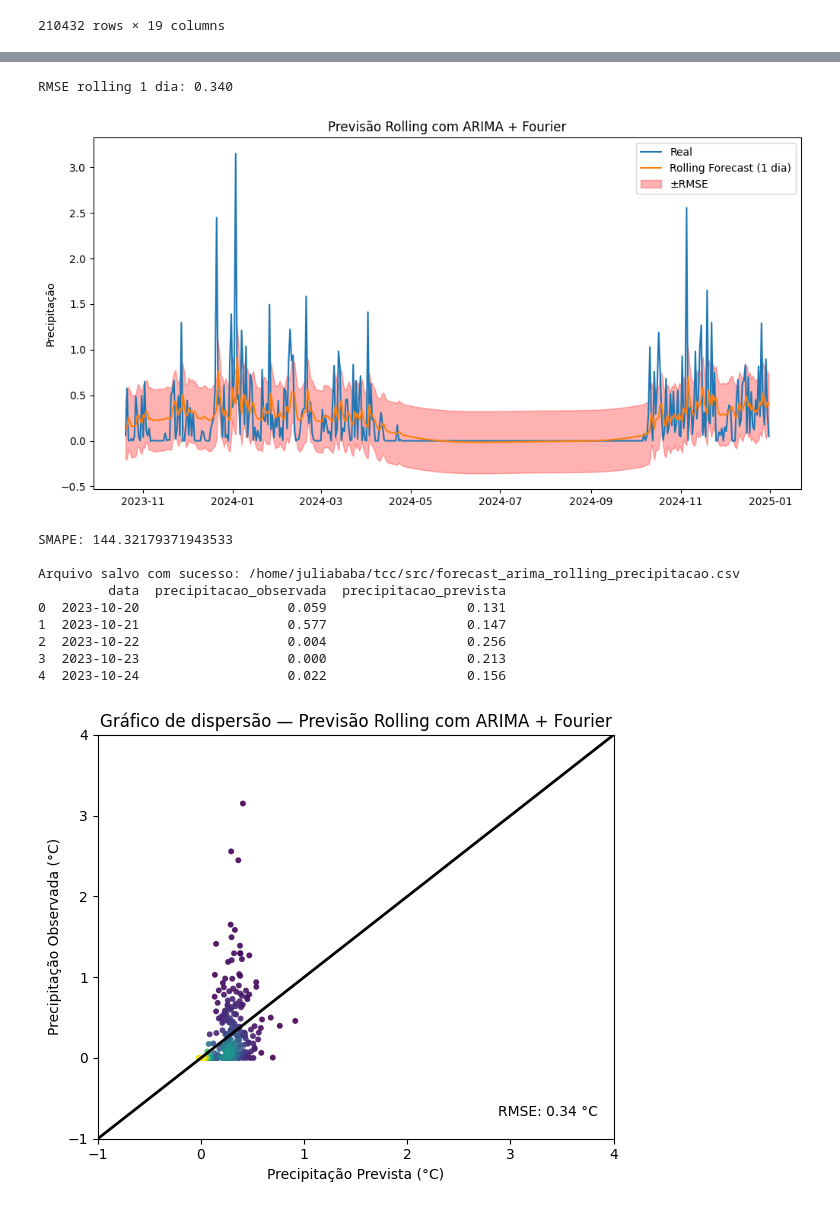
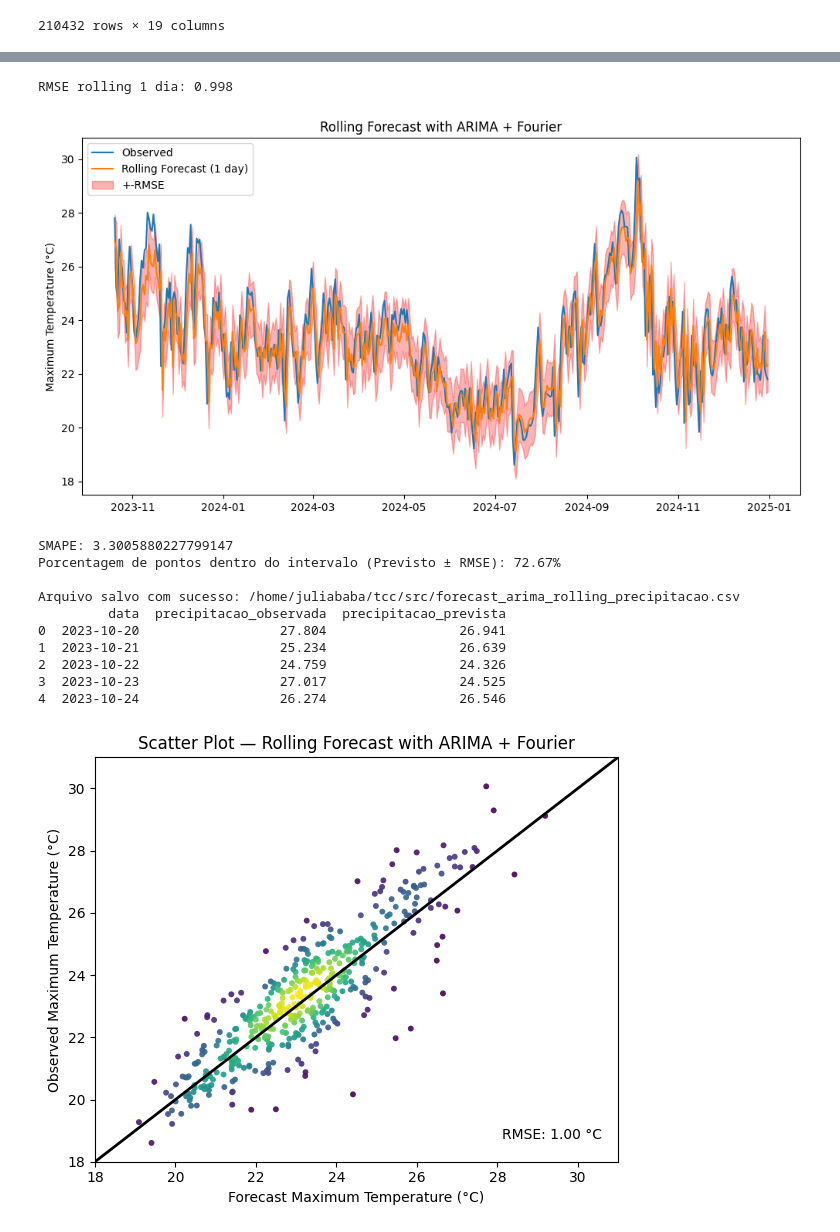
Before and after one commit to juliababa/TCC, a Jupyter notebook: src/forecast_other_variables_temp_max.ipynb, the cells around one changed output, grey strips where cells are left out. Cells and saved outputs as stored; diff of their text form; code cells hidden in the pictures.

```diff
--- a/src/forecast_other_variables_temp_max.ipynb
+++ b/src/forecast_other_variables_temp_max.ipynb
@@ -674,8 +674,8 @@ def clean_data(dataframe):
 
     df_sorted = df_cleaned.sort_values(by='Data', ascending=True)
     df_sorted.set_index('Data', inplace=True)
-    df_avarage_precipitation_by_day = df_sorted.resample("D").mean()
-    df_not_null_values_day = df_avarage_precipitation_by_day.ffill()
+    df_avarage_maximum_temperature_by_day = df_sorted.resample("D").mean()
+    df_not_null_values_day = df_avarage_maximum_temperature_by_day.ffill()
 
     return df_not_null_values_day
 
@@ -715,8 +715,8 @@ def get_forecast_test_graph(df_test, forecast, forecast_parameter, ax):
 
     ax.text(0.95, 0.05, f'RMSE: {rmse:.2f} °C', ha='right', va='bottom', transform=ax.transAxes, fontsize=10)
 
-    ax.set_ylabel('Precipitação Observada (°C)')
-    ax.set_xlabel('Precipitação Prevista (°C)')
+    ax.set_ylabel('Observed Maximum Temperature (°C)')
+    ax.set_xlabel('Forecast Maximum Temperature (°C)')
 
 def arima_forecast_with_fourier_terms_exog(df_training, df_test, forecast_parameter, title, lag_days=365):
     n = len(df_training[forecast_parameter])
@@ -811,10 +811,10 @@ def arima_forecast_with_fourier_terms_exog(df_training, df_test, forecast_parame
 
     # Plot dos resultados
     plt.figure(figsize=(12, 6))
-    plt.plot(df_training.index, df_training[forecast_parameter], label='Treinamento')
-    plt.plot(df_test.index, df_test[forecast_parameter], label='Teste')
-    plt.plot(df_test.index, forecast_corrected, label='Previsão (sem vazamento)')
-    plt.ylabel('Precipitação')
+    plt.plot(df_training.index, df_training[forecast_parameter], label='Training')
+    plt.plot(df_test.index, df_test[forecast_parameter], label='Test')
+    plt.plot(df_test.index, forecast_corrected, label='Forecast (no leakage)')
+    plt.ylabel('Maximum Temperature (°C)')
     plt.legend(loc='upper left')
 
 
@@ -835,12 +835,12 @@ def arima_forecast_with_fourier_terms_exog(df_training, df_test, forecast_parame
     print(f"Porcentagem de pontos dentro do intervalo (Previsto ± RMSE): {within_range:.2f}%")
 
     plt.figure(figsize=(12,6))
-    plt.plot(df_test.index, df_test[forecast_parameter], label='Teste')
-    plt.plot(df_test.index, forecast_corrected, label='Previsão')
-    plt.ylabel('Precipitação')
+    plt.plot(df_test.index, df_test[forecast_parameter], label='Test')
+    plt.plot(df_test.index, forecast_corrected, label='Forecast')
+    plt.ylabel('Maximum Temperature (°C)')
     plt.legend(loc='upper left')
-    #plt.title(f"Previsão Precipitação - ARIMAX com regressoras Fourier + meteorológicas")
-    plt.title(f"Maximum Temperature Forecast - ARIMAX with Fourier + Meteorological exog vars")
+    #plt.title(f"Maximum Temperature Forecast - ARIMAX with Fourier + meteorological regressors")
+    plt.title(f"Maximum Temperature Forecast - ARIMAX with Fourier + meteorological exogenous variables")
 
     plt.legend()
     plt.fill_between(df_test.index, (forecast_corrected-rmse), (forecast_corrected+rmse), alpha=.3, color='r', zorder=20)
@@ -877,7 +877,7 @@ def debias_with_calibration(model_fit, df_training, forecast_parameter, X_train_
 
 forecast_parameter = 'TEMPERATURA MÁXIMA NA HORA ANT. (AUT) (°C)'
 
-forecast = arima_forecast_with_fourier_terms_exog(df_training, df_test, forecast_parameter, f'Previsão da Precipitação - ARIMAX com regressoras Fourier + meteorológicas')
+forecast = arima_forecast_with_fourier_terms_exog(df_training, df_test, forecast_parameter, f'Maximum Temperature Forecast - ARIMAX with Fourier + meteorological regressors')
 # %% [output]
 RMSE bruto: 1.903 | debias (ME): 1.890 | calib linear: 1.859
 MSE: 3.573194555262695
@@ -1166,20 +1172,20 @@ for i in range(n_test):
         actuals.append(full_values[end_idx])
 
 # Calcular RMSE
-rmse = mean_squared_error(actuals, forecast_rolling, squared=False)
+rmse = mean_squared_error(actuals, forecast_rolling) ** 0.5
 print(f"RMSE rolling 1 dia: {rmse:.3f}")
 
 # Plotar resultados
 plt.figure(figsize=(12, 6))
-plt.plot(df_test.index, actuals, label='Real')
-plt.plot(df_test.index, forecast_rolling, label='Rolling Forecast (1 dia)')
+plt.plot(df_test.index, actuals, label='Observed')
+plt.plot(df_test.index, forecast_rolling, label='Rolling Forecast (1 day)')
 plt.fill_between(df_test.index,
                  np.array(forecast_rolling) - rmse,
                  np.array(forecast_rolling) + rmse,
-                 alpha=0.3, color='red', label='±RMSE')
+                 alpha=0.3, color='red', label='+-RMSE')
 plt.legend()
-plt.ylabel('Precipitação')
-plt.title('Previsão Rolling com ARIMA + Fourier')
+plt.ylabel('Maximum Temperature (°C)')
+plt.title('Rolling Forecast with ARIMA + Fourier')
 plt.show()
 
 def smape(y_true, y_pred):
@@ -1193,44 +1199,45 @@ print(f"SMAPE: {smape_value}")
 # Porcentagem de pontos dentro do intervalo Previsto +- RMSE
 forecast_arr = np.array(forecast_rolling)
 lower_bound = forecast_arr - rmse
 upper_bound = forecast_arr + rmse
 actual_values = np.array(actuals)
 
 within_range = ((actual_values >= lower_bound) & (actual_values <= upper_bound)).mean() * 100
 print(f"Porcentagem de pontos dentro do intervalo (Previsto ± RMSE): {within_range:.2f}%")
 
 
 import pathlib
 
 # Montar DataFrame de saída
 df_out = pd.DataFrame({
     "data": pd.to_datetime(df_test.index).strftime("%Y-%m-%d"),
     "precipitacao_observada": np.array(actuals),
     "precipitacao_prevista": np.array(forecast_rolling)
 })
 
 # Arredondar os valores para 3 casas decimais
 df_out["precipitacao_observada"] = df_out["precipitacao_observada"].round(3)
 df_out["precipitacao_prevista"] = df_out["precipitacao_prevista"].round(3)
 
 # Salvar em CSV
 saida = pathlib.Path("forecast_arima_rolling_precipitacao.csv")
 df_out.to_csv(saida, sep=";", index=False, encoding="utf-8-sig")
 
 print(f"\nArquivo salvo com sucesso: {saida.resolve()}")
 print(df_out.head())
 # %% [output]
-RMSE rolling 1 dia: 0.340
+RMSE rolling 1 dia: 0.998
-[figure, old version]
+[figure, new version]
-SMAPE: 144.32179371943533
+SMAPE: 3.3005880227799147
+Porcentagem de pontos dentro do intervalo (Previsto ± RMSE): 72.67%
 
 Arquivo salvo com sucesso: /home/juliababa/tcc/src/forecast_arima_rolling_precipitacao.csv
          data  precipitacao_observada  precipitacao_prevista
-0  2023-10-20                   0.059                  0.131
-1  2023-10-21                   0.577                  0.147
-2  2023-10-22                   0.004                  0.256
-3  2023-10-23                   0.000                  0.213
-4  2023-10-24                   0.022                  0.156
+0  2023-10-20                  27.804                 26.941
+1  2023-10-21                  25.234                 26.639
+2  2023-10-22                  24.759                 24.326
+3  2023-10-23                  27.017                 24.525
+4  2023-10-24                  26.274                 26.546
 # %%
 # Gráfico de dispersão para previsão rolling
 fig, ax = plt.subplots(figsize=(6,5))
@@ -1239,12 +1246,12 @@ get_forecast_test_graph(
     forecast=forecast_rolling,
     forecast_parameter=forecast_parameter,
     ax=ax,
-    title=f"Gráfico de dispersão — Previsão Rolling com ARIMA + Fourier"
+    title=f"Scatter Plot — Rolling Forecast with ARIMA + Fourier"
 )
 plt.tight_layout()
 plt.show()
 # %% [output]
-[figure, old version]
+[figure, new version]
 # %%
 import numpy as np
 import pandas as pd
```
Also changed, not shown: parts of 10 cells of this notebook, 20 other files.
